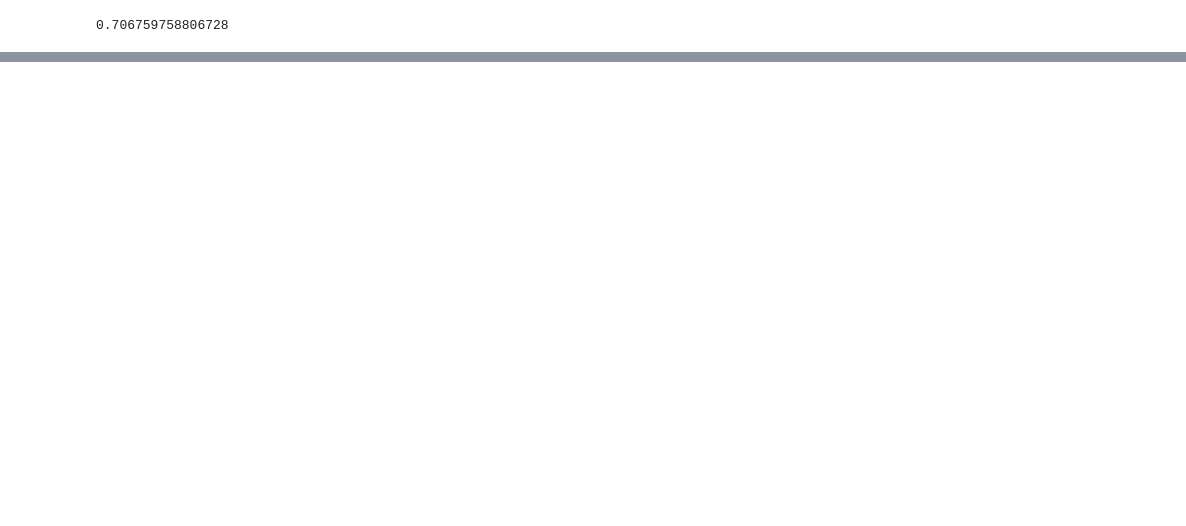
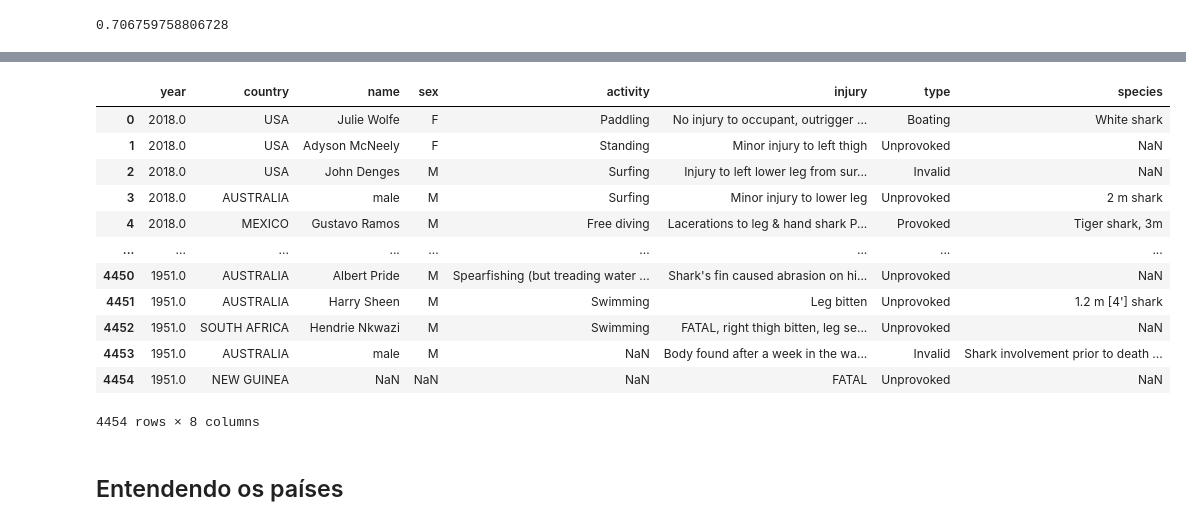
Before and after one commit to LucasAPerfeito/Project-Shark-Attack, a Jupyter notebook: Projeto - Shark Attack.ipynb, the cells around one changed output, grey strips where cells are left out. Cells and saved outputs as stored; diff of their text form; code cells hidden in the pictures; blank space fills up the shorter version.

```diff
--- a/Projeto - Shark Attack.ipynb
+++ b/Projeto - Shark Attack.ipynb
@@ -304,0 +304,19 @@ KeyError: 'Column not found: False'
+# %%
+df3 = df2[df2['year']>1950]
+df3 # Data frame com poucas colunas e só com dados do ano 1950 para cima
+# %% [output]
+|  | year | country | name | sex | activity | injury | type | species |
+| 0 | 2018.0 | USA | Julie Wolfe | F | Paddling | No injury to occupant, outrigger ... | Boating | White shark |
+| 1 | 2018.0 | USA | Adyson McNeely | F | Standing | Minor injury to left thigh | Unprovoked | NaN |
+| 2 | 2018.0 | USA | John Denges | M | Surfing | Injury to left lower leg from sur... | Invalid | NaN |
+| 3 | 2018.0 | AUSTRALIA | male | M | Surfing | Minor injury to lower leg | Unprovoked | 2 m shark |
+| 4 | 2018.0 | MEXICO | Gustavo Ramos | M | Free diving | Lacerations to leg & hand shark P... | Provoked | Tiger shark, 3m |
+| ... | ... | ... | ... | ... | ... | ... | ... | ... |
+| 4450 | 1951.0 | AUSTRALIA | Albert Pride | M | Spearfishing (but treading water ... | Shark's fin caused abrasion on hi... | Unprovoked | NaN |
+| 4451 | 1951.0 | AUSTRALIA | Harry Sheen | M | Swimming | Leg bitten | Unprovoked | 1.2 m [4'] shark |
+| 4452 | 1951.0 | SOUTH AFRICA | Hendrie Nkwazi | M | Swimming | FATAL, right thigh bitten, leg se... | Unprovoked | NaN |
+| 4453 | 1951.0 | AUSTRALIA | male | M | NaN | Body found after a week in the wa... | Invalid | Shark involvement prior to death ... |
+| 4454 | 1951.0 | NEW GUINEA | NaN | NaN | NaN | FATAL | Unprovoked | NaN |
+4454 rows × 8 columns
+# %% [markdown]
+## Entendendo os países
```
Also changed, not shown: parts of 29 cells of this notebook.
